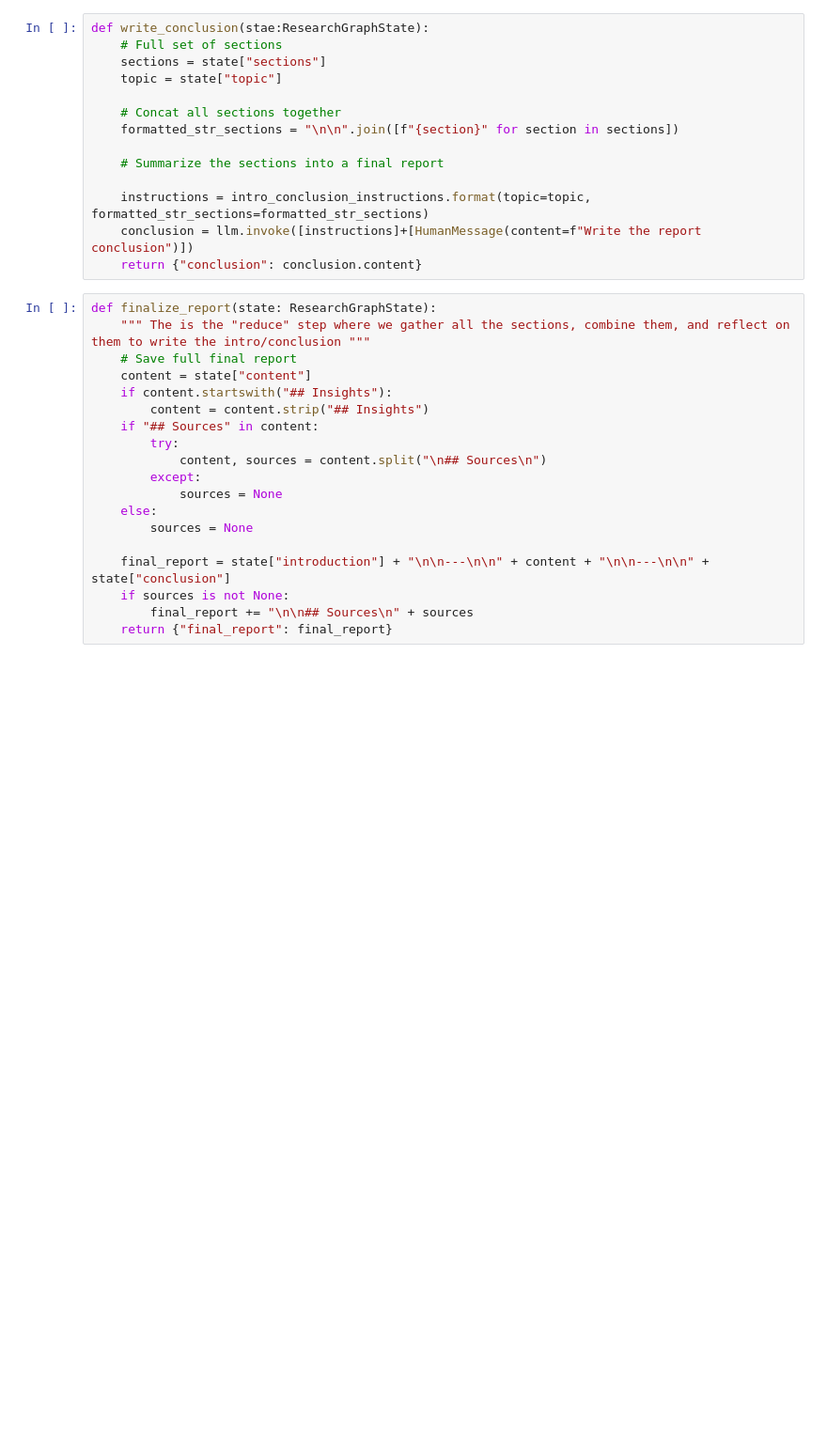
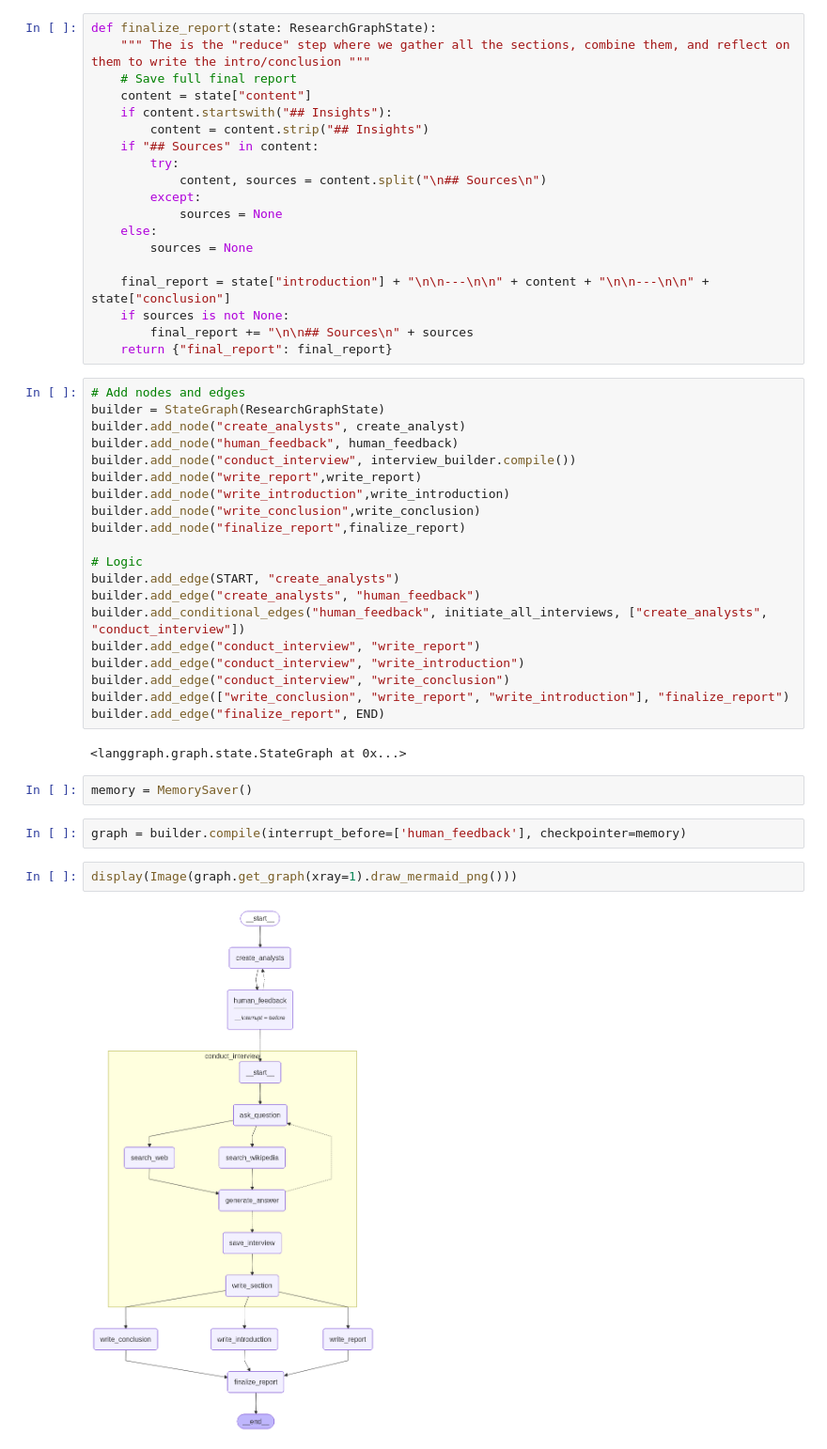
Before and after one commit to shekhus/automated-research-report-generation, a Jupyter notebook: research_and_analyst/notebook/test.ipynb, the cells around one changed output. Shown: that part at 94% size. Cells and saved outputs as stored; diff of their text form; blank space fills up the shorter version.

```diff
--- a/research_and_analyst/notebook/test.ipynb
+++ b/research_and_analyst/notebook/test.ipynb
@@ -925,17 +1189,3 @@ def write_report(state:ResearchGraphState):
-# %%
-def write_conclusion(stae:ResearchGraphState):
-    # Full set of sections
-    sections = state["sections"]
-    topic = state["topic"]
-
-    # Concat all sections together
-    formatted_str_sections = "\n\n".join([f"{section}" for section in sections])
-
-    # Summarize the sections into a final report
-
-    instructions = intro_conclusion_instructions.format(topic=topic, formatted_str_sections=formatted_str_sections)
-    conclusion = llm.invoke([instructions]+[HumanMessage(content=f"Write the report conclusion")])
-    return {"conclusion": conclusion.content}
 # %%
 def finalize_report(state: ResearchGraphState):
     """ The is the "reduce" step where we gather all the sections, combine them, and reflect on them to write the intro/conclusion """
@@ -955,3 +1205,33 @@ def finalize_report(state: ResearchGraphState):
     if sources is not None:
         final_report += "\n\n## Sources\n" + sources
     return {"final_report": final_report}
+# %%
+# Add nodes and edges
+builder = StateGraph(ResearchGraphState)
+builder.add_node("create_analysts", create_analyst)
+builder.add_node("human_feedback", human_feedback)
+builder.add_node("conduct_interview", interview_builder.compile())
+builder.add_node("write_report",write_report)
+builder.add_node("write_introduction",write_introduction)
+builder.add_node("write_conclusion",write_conclusion)
+builder.add_node("finalize_report",finalize_report)
+
+# Logic
+builder.add_edge(START, "create_analysts")
+builder.add_edge("create_analysts", "human_feedback")
+builder.add_conditional_edges("human_feedback", initiate_all_interviews, ["create_analysts", "conduct_interview"])
+builder.add_edge("conduct_interview", "write_report")
+builder.add_edge("conduct_interview", "write_introduction")
+builder.add_edge("conduct_interview", "write_conclusion")
+builder.add_edge(["write_conclusion", "write_report", "write_introduction"], "finalize_report")
+builder.add_edge("finalize_report", END)
+# %% [output]
+<langgraph.graph.state.StateGraph at 0x...>
+# %%
+memory = MemorySaver()
+# %%
+graph = builder.compile(interrupt_before=['human_feedback'], checkpointer=memory)
+# %%
+display(Image(graph.get_graph(xray=1).draw_mermaid_png()))
+# %% [output]
+[figure, added]
```
Also changed, not shown: parts of 97 cells of this notebook, 2 other files.
